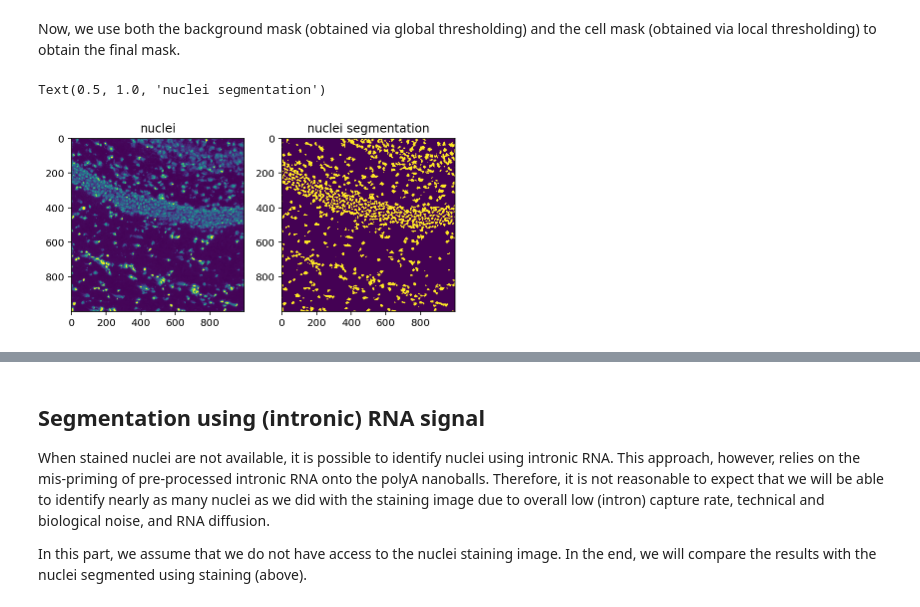
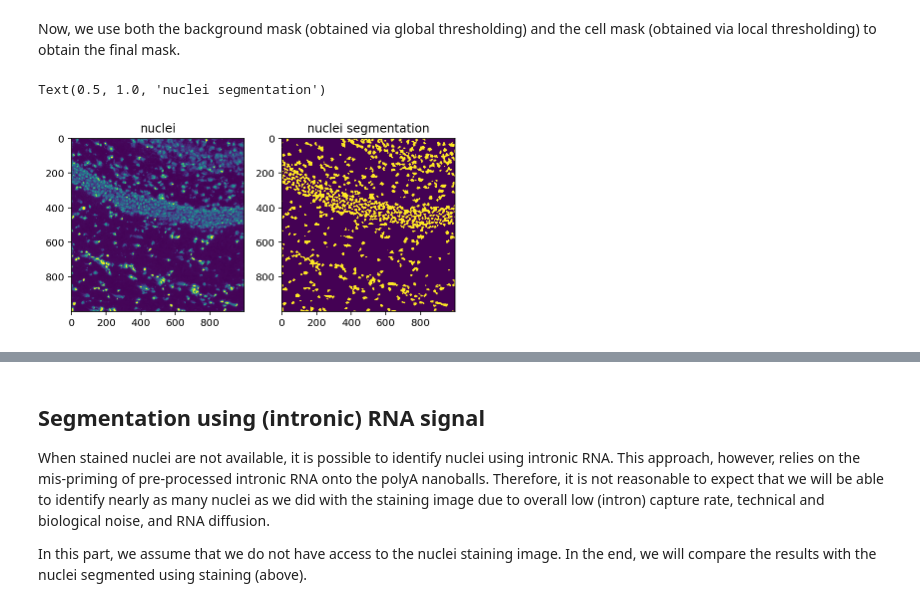
Before and after one commit to aristoteleo/spateo-notebooks, a Jupyter notebook: nuclei_segmentation.ipynb, the cells around one changed output, grey strips where cells are left out. Saved outputs shown, nothing was run; the diff lists cells and outputs as text; code cells hidden in the pictures.

```diff
--- a/nuclei_segmentation.ipynb
+++ b/nuclei_segmentation.ipynb
@@ -70,15 +70,15 @@ Text(0.5, 1.0, 'local segmentation')
 Now, we use both the background mask (obtained via global thresholding) and the cell mask (obtained via local thresholding) to obtain the final mask.
 # %%
 nuclei_mask = st.pp.segmentation.utils.mclose_mopen(
-    (~background_mask) & local_mask, 5
+    (~background_mask) & local_mask, 7
 )
 
 fig, axes = plt.subplots(ncols=2, figsize=(6, 3), tight_layout=True)
 axes[0].imshow(tif)
 axes[0].set_title('nuclei')
 
 axes[1].imshow(nuclei_mask)
 axes[1].set_title('nuclei segmentation')
 # %% [output]
 Text(0.5, 1.0, 'nuclei segmentation')
-[figure, old version]
+[figure, new version]
```
Also changed, not shown: parts of 10 cells of this notebook.
